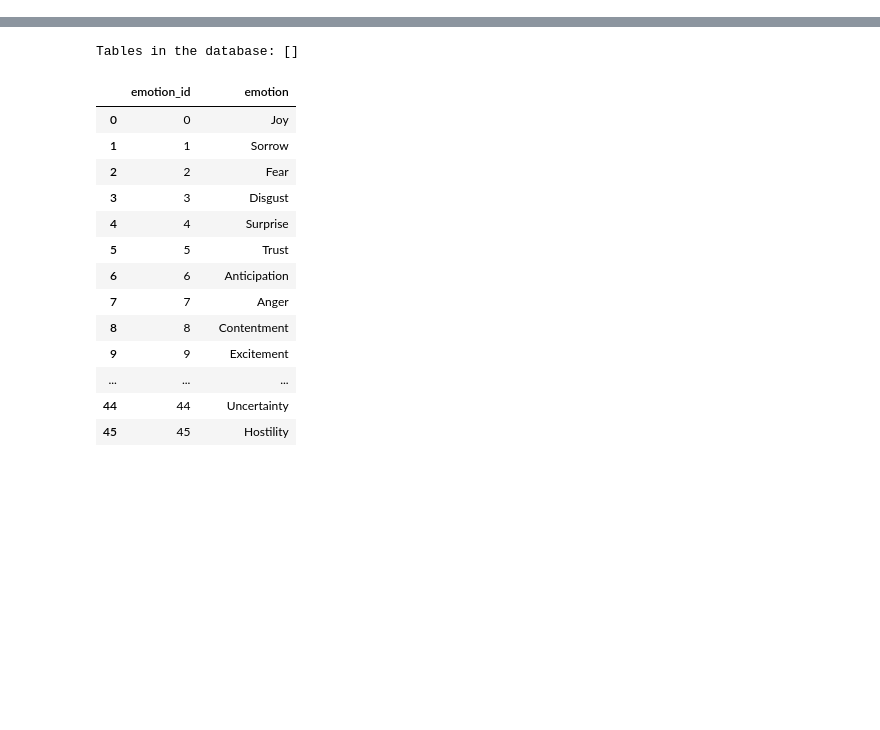
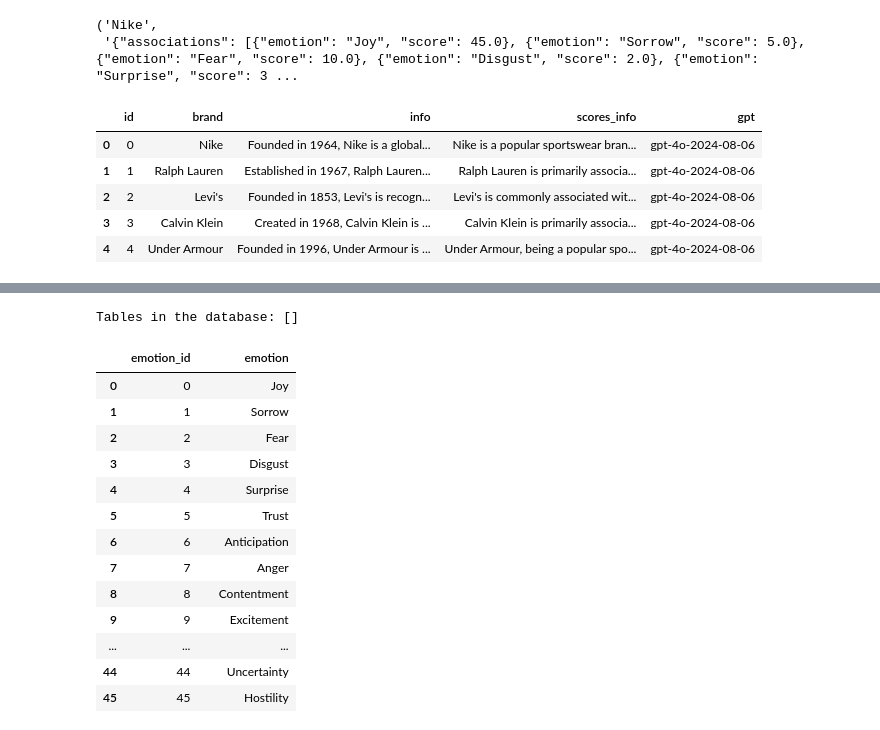
Before and after one commit to nedaresa/clothing_brand_recommender, a Jupyter notebook: explore.ipynb, the cells around one changed output, grey strips where cells are left out. Saved outputs shown, nothing was run; the diff lists cells and outputs as text; code cells hidden in the pictures; blank space fills up the shorter version.

```diff
--- a/explore.ipynb
+++ b/explore.ipynb
@@ -373,5 +373,10 @@ def emotional_association_scores(
     #output in the defined pydantic style
     output = completion.choices[0].message.parsed
     return thing, output.json()
+# %%
+emotional_association_scores(thing, model, emotions, api_key)
+# %% [output]
+('Nike',
+ '{"associations": [{"emotion": "Joy", "score": 45.0}, {"emotion": "Sorrow", "score": 5.0}, {"emotion": "Fear", "score": 10.0}, {"emotion": "Disgust", "score": 2.0}, {"emotion": "Surprise", "score": 3 ...
 # %%
 #test get_df
@@ -418,0 +423,9 @@ def get_final_brands(model, api_key, emotions):
+# %%
+out
+# %% [output]
+|  | id | brand | info | scores_info | gpt |
+| 0 | 0 | Nike | Founded in 1964, Nike is a global... | Nike is a popular sportswear bran... | gpt-4o-2024-08-06 |
+| 1 | 1 | Ralph Lauren | Established in 1967, Ralph Lauren... | Ralph Lauren is primarily associa... | gpt-4o-2024-08-06 |
+| 2 | 2 | Levi's | Founded in 1853, Levi's is recogn... | Levi's is commonly associated wit... | gpt-4o-2024-08-06 |
+| 3 | 3 | Calvin Klein | Created in 1968, Calvin Klein is ... | Calvin Klein is primarily associa... | gpt-4o-2024-08-06 |
+| 4 | 4 | Under Armour | Founded in 1996, Under Armour is ... | Under Armour, being a popular spo... | gpt-4o-2024-08-06 |
```
Also changed, not shown: parts of 16 cells of this notebook.
